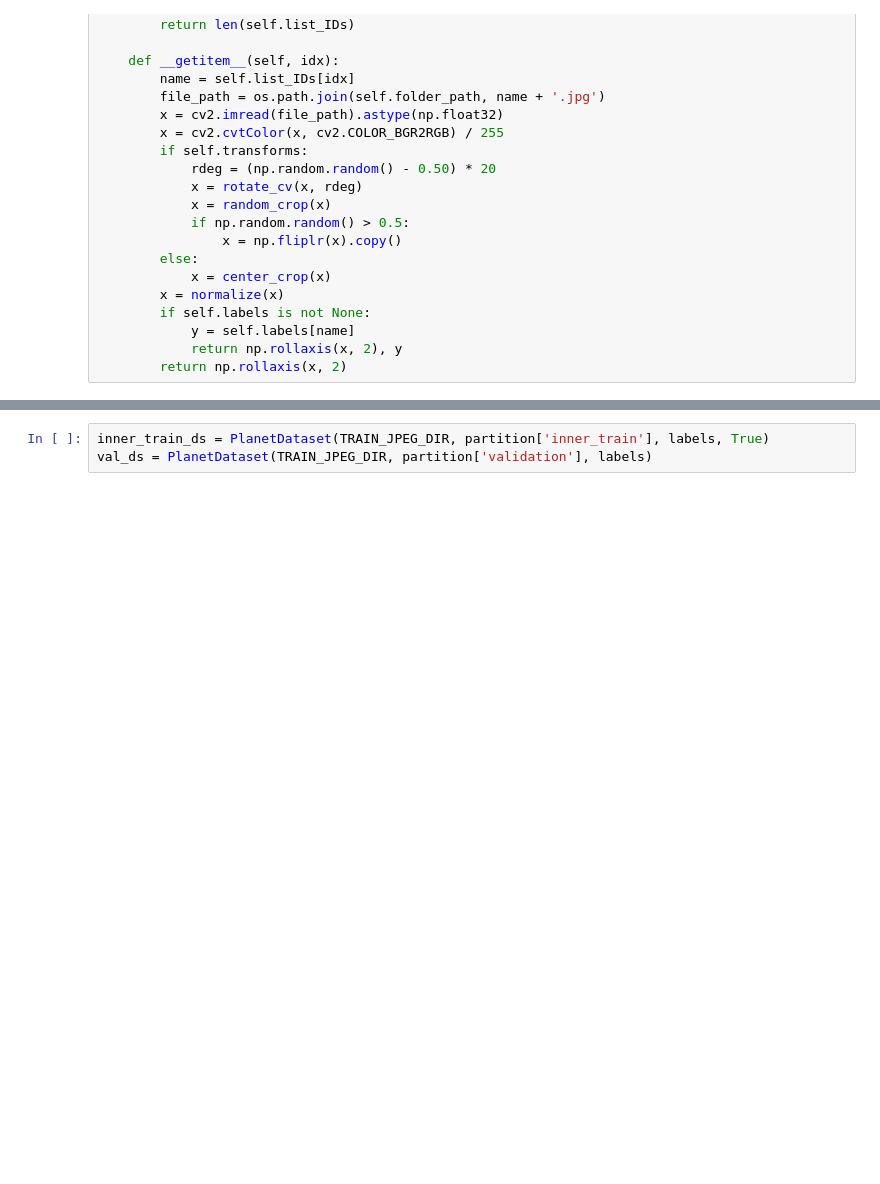
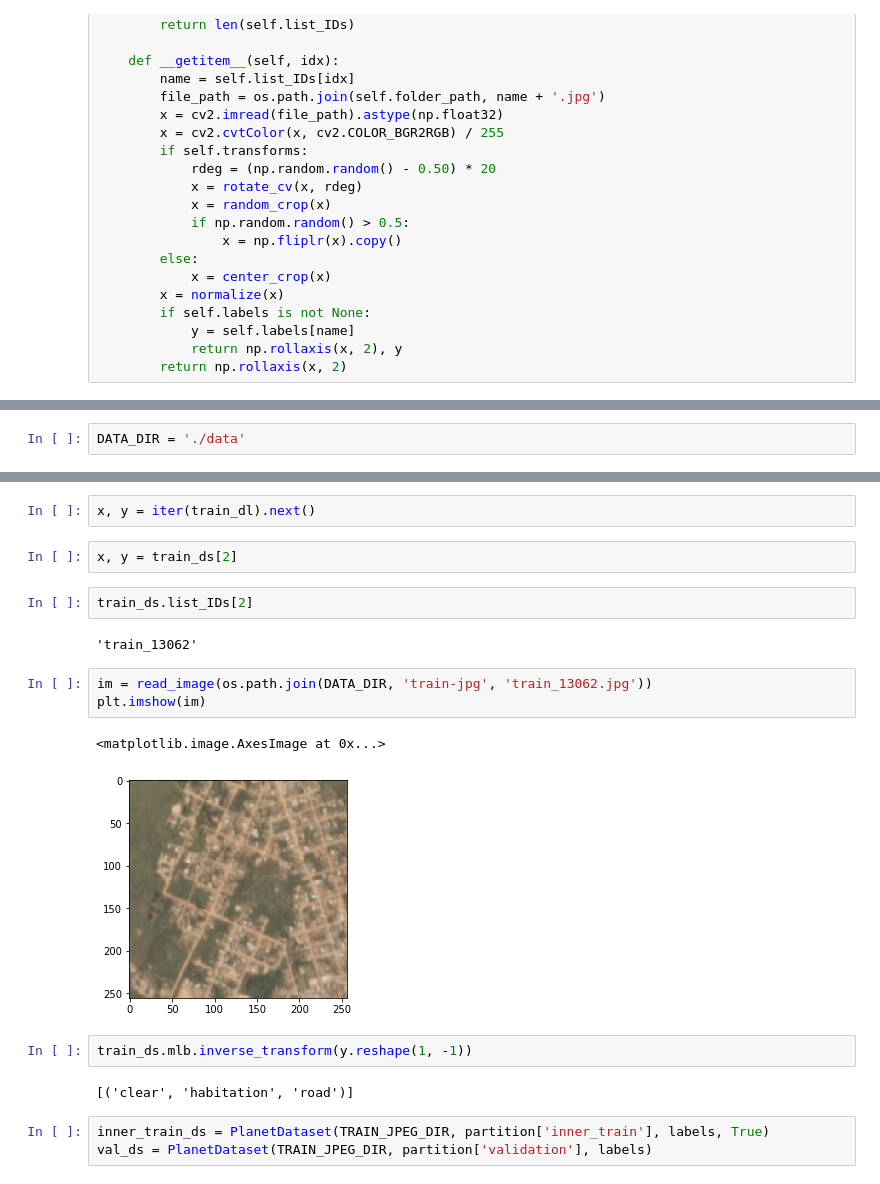
Before and after one commit to chrisolley/planet-imagery, a Jupyter notebook: Models.ipynb, the cells around one changed output, grey strips where cells are left out. Saved outputs shown, nothing was run; the diff lists cells and outputs as text; blank space fills up the shorter version.

Commit message:
changes to resnet training

```diff
--- a/Models.ipynb
+++ b/Models.ipynb
@@ -171,0 +201,2 @@ class PlanetDataset(Dataset):
+# %%
+DATA_DIR = './data'
@@ -172,3 +221,21 @@ class PlanetDataset(Dataset):
+# %%
+x, y = iter(train_dl).next()
+# %%
+x, y = train_ds[2]
+# %%
+train_ds.list_IDs[2]
+# %% [output]
+'train_13062'
+# %%
+im = read_image(os.path.join(DATA_DIR, 'train-jpg', 'train_13062.jpg'))
+plt.imshow(im)
+# %% [output]
+<matplotlib.image.AxesImage at 0x...>
+[figure, added]
+# %%
+train_ds.mlb.inverse_transform(y.reshape(1, -1))
+# %% [output]
+[('clear', 'habitation', 'road')]
 # %%
 inner_train_ds = PlanetDataset(TRAIN_JPEG_DIR, partition['inner_train'], labels, True)
 val_ds = PlanetDataset(TRAIN_JPEG_DIR, partition['validation'], labels)
```
Also changed, not shown: parts of 8 cells of this notebook, 9 other files.
